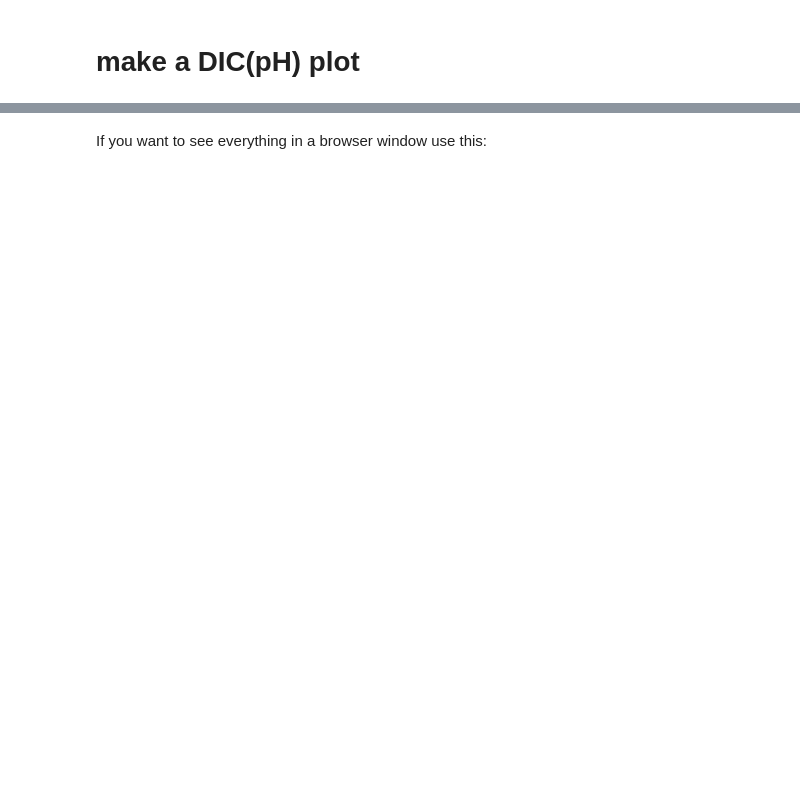
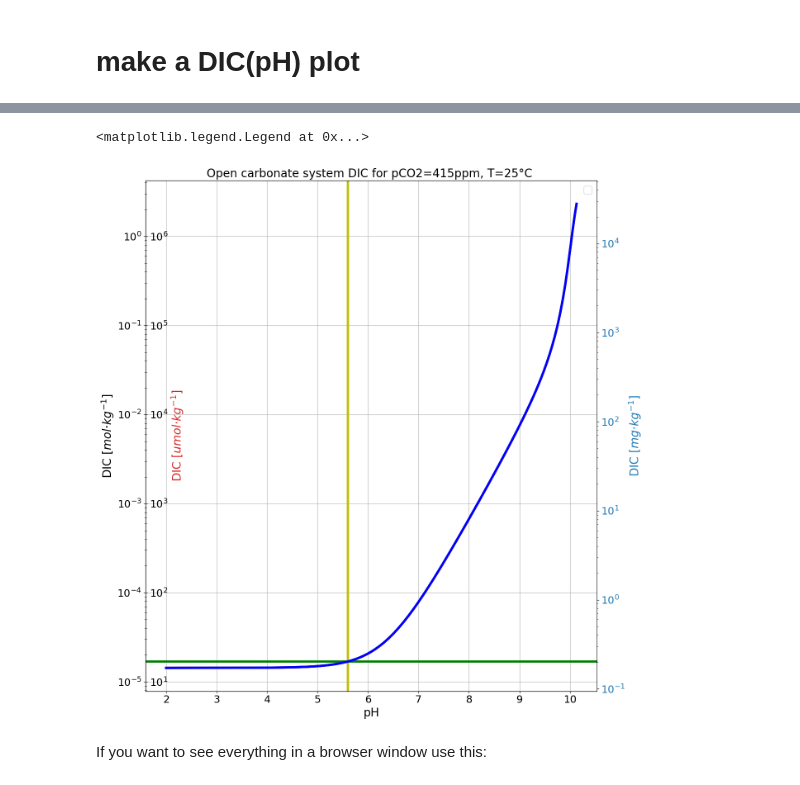
Before and after one commit to 5ir-Lancelot/phreeqpython_fun, a Jupyter notebook: simple_notebook.ipynb, the cells around one changed output, grey strips where cells are left out. Drawn from its saved outputs; the diff is of its cells as text; code cells hidden in the pictures; blank space fills up the shorter version.

```diff
--- a/simple_notebook.ipynb
+++ b/simple_notebook.ipynb
@@ -94,6 +94,9 @@ for item in pH_full:
     hco3=sol.total('HCO3',units='mol')
     co3=sol.total('CO3',units='mol')
 
+
+    rho=sol.mass
+
     # get the H and OH concentrations
     h=sol.species['H+']   # species are in mol/l
     oh=sol.species['OH-']
@@ -122,13 +125,11 @@ for item in pH_full:
 T=25
 
 solution_zero=pp.add_solution({'temp':T})
+solution_zero.equalize(['CO2(g)'], [input_pCO2])
+zero_pH=solution_zero.pH
+zero_DIC=solution_zero.total('CO2',units='mol')+solution_zero.total('HCO3',units='mol')+solution_zero.total('CO3',units='mol')
 
 
-
-solution_zero.equalize(['CO2(g)'], [input_pCO2])
-# react with atmopshere
-
-zero_pH=solution_zero.pH
 
 
 fig = plt.figure(figsize=[14,14])
@@ -157,14 +158,13 @@ plt.ylim([1e-6,1e0])
 plt.title('Open carbonate system, T={}°C, pCO2={} ppm'.format(temp,p))
 plt.legend()
 
-plt.show()
+
 
 plt.savefig('open-carbonate-system-plot.pdf')
 
+plt.show()
 
 #combine to pandas dartaframe to check the results
-
-
 
 d = {'pH':pH_value,'HCO3-':HCO3,'OH-':OH,'H+':H,'CO3-2':CO3,'DIC':DIC}
 
@@ -198,0 +179,62 @@ plt.ylim([1e-6,1e0])
+# %%
+fig = plt.figure(figsize=[14,14])
+plt.plot(pH_value,DIC,label='DIC',color='red')
+
+#get the density of the solution
+
+
+# line for TA=0
+plt.axvline(x=zero_pH, color = 'y', label = 'pH of pure water \n in eq with atmos')
+
+plt.xlabel("pH")
+plt.ylabel("DIC [$mol·kg^{−1}$]")
+plt.title("Open carbonate system DIC for pCO2={}ppm, T={}°C ".format(p,T))
+
+
+plt.axhline(y=zero_DIC, color = 'g', label = 'DIC of pure water \n in eq with atmos')
+
+
+
+ax1 = plt.gca()
+ax1.grid(True)
+
+ax1.set_yscale('log')
+
+#molar mass Carbon
+M=12.011
+
+
+# for the second scale
+ax2 = ax1.twinx()
+
+color = 'tab:blue'
+ax2.set_ylabel('DIC [$ mg · kg^{-1}$]', color=color)  # we already handled the x-label with ax1
+
+ax2.plot(pH_value, [x*M*1000 for x in DIC], color=color)
+ax2.tick_params(axis='y', labelcolor=color)
+
+fig.tight_layout()  # otherwise the right y-label is slightly clipped
+
+ax2.set_yscale('log')
+
+# for the third scale
+color = 'tab:red'
+
+ax3 = ax1.twinx()
+ax3.set_ylabel('DIC [$ umol · kg^{-1}$]', color=color)
+
+ax3.plot(pH_value, [x*1000*1000 for x in DIC], color='blue')
+
+ax3.spines['right'].set_position(('axes', 0.0))
+
+ax3.set_yscale('log')
+
+plt.legend()
+
+
+
+#plt.xlim([3,10])
+#ax.set_ylim([1e-6,1e0])
+
+#add extra axis
+# %% [output]
@@ -199,3 +242,5 @@ plt.ylim([1e-6,1e0])
+<matplotlib.legend.Legend at 0x...>
+[figure, added]
 # %% [markdown]
 If you want to see everything in a browser window use this:
 # %%
```
Also changed, not shown: parts of 4 cells of this notebook.
